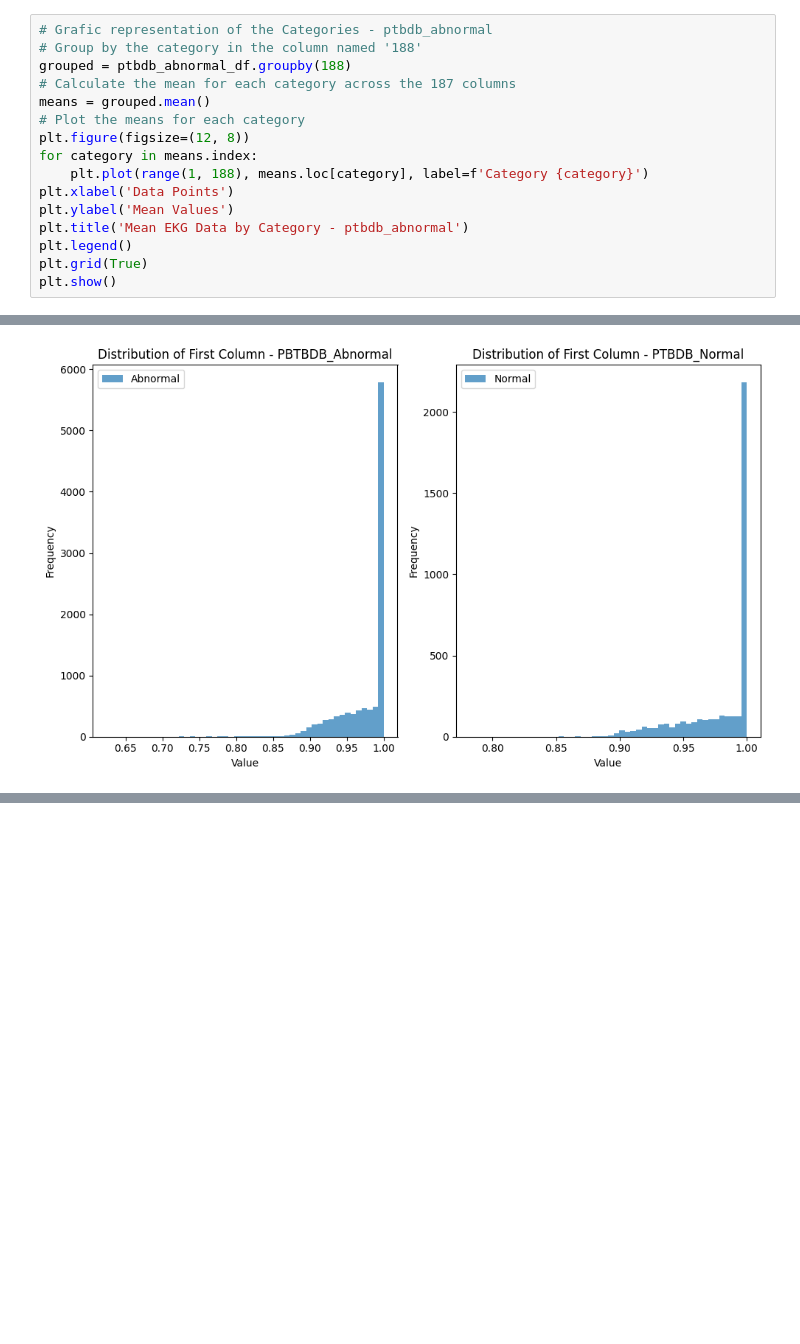
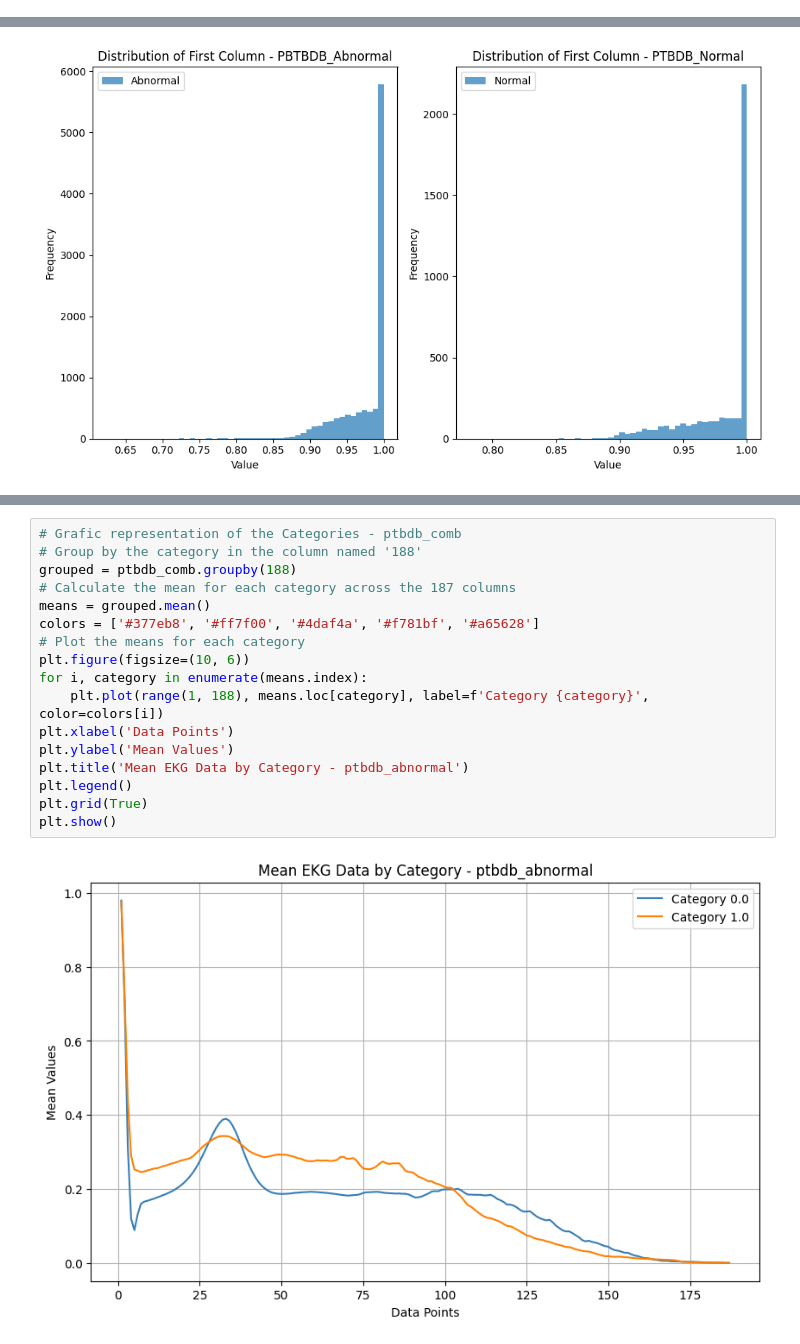
Before and after one commit to tubetraveller/heartbeat_dst, a Jupyter notebook: exploration_notebook.ipynb, the cells around one changed output, grey strips where cells are left out. Cells and saved outputs as stored; diff of their text form; blank space fills up the shorter version.

```diff
--- a/exploration_notebook.ipynb
+++ b/exploration_notebook.ipynb
@@ -144,16 +125,0 @@ plt.show()
-# %%
-# Grafic representation of the Categories - ptbdb_abnormal
-# Group by the category in the column named '188'
-grouped = ptbdb_abnormal_df.groupby(188)
-# Calculate the mean for each category across the 187 columns
-means = grouped.mean()
-# Plot the means for each category
-plt.figure(figsize=(12, 8))
-for category in means.index:
-    plt.plot(range(1, 188), means.loc[category], label=f'Category {category}')
-plt.xlabel('Data Points')
-plt.ylabel('Mean Values')
-plt.title('Mean EKG Data by Category - ptbdb_abnormal')
-plt.legend()
-plt.grid(True)
-plt.show()
@@ -192,0 +165,19 @@ memory usage: 20.9 MB
+# %%
+# Grafic representation of the Categories - ptbdb_comb
+# Group by the category in the column named '188'
+grouped = ptbdb_comb.groupby(188)
+# Calculate the mean for each category across the 187 columns
+means = grouped.mean()
+colors = ['#377eb8', '#ff7f00', '#4daf4a', '#f781bf', '#a65628']
+# Plot the means for each category
+plt.figure(figsize=(10, 6))
+for i, category in enumerate(means.index):
+    plt.plot(range(1, 188), means.loc[category], label=f'Category {category}', color=colors[i])
+plt.xlabel('Data Points')
+plt.ylabel('Mean Values')
+plt.title('Mean EKG Data by Category - ptbdb_abnormal')
+plt.legend()
+plt.grid(True)
+plt.show()
+# %% [output]
+[figure, added]
```
Also changed, not shown: parts of 8 cells of this notebook.
